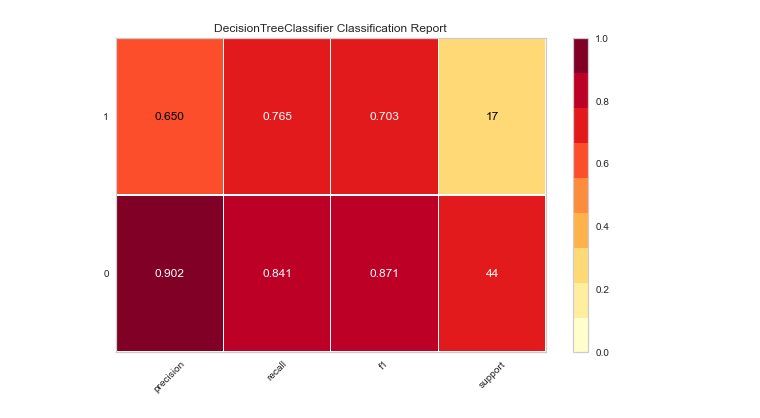
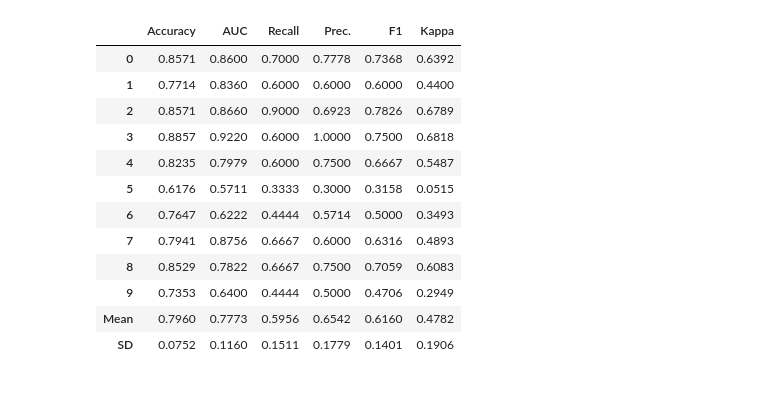
Before and after one commit to dearfad/mmhelper, a Jupyter notebook: project/dmy/caret.ipynb, the cells around one changed output. Cells and saved outputs as stored; diff of their text form; code cells hidden in the pictures; blank space fills up the shorter version.

```diff
--- a/project/dmy/caret.ipynb
+++ b/project/dmy/caret.ipynb
@@ -90,6 +83,16 @@ dt = create_model('dt')
 # %%
-# tuned_dt = tune_model('dt', optimize ='Recall')
+tuned_dt = tune_model('dt', optimize ='Recall')
+# %% [output]
+|  | Accuracy | AUC | Recall | Prec. | F1 | Kappa |
+| 0 | 0.8571 | 0.8600 | 0.7000 | 0.7778 | 0.7368 | 0.6392 |
+| 1 | 0.7714 | 0.8360 | 0.6000 | 0.6000 | 0.6000 | 0.4400 |
+| 2 | 0.8571 | 0.8660 | 0.9000 | 0.6923 | 0.7826 | 0.6789 |
+| 3 | 0.8857 | 0.9220 | 0.6000 | 1.0000 | 0.7500 | 0.6818 |
+| 4 | 0.8235 | 0.7979 | 0.6000 | 0.7500 | 0.6667 | 0.5487 |
+| 5 | 0.6176 | 0.5711 | 0.3333 | 0.3000 | 0.3158 | 0.0515 |
+| 6 | 0.7647 | 0.6222 | 0.4444 | 0.5714 | 0.5000 | 0.3493 |
+| 7 | 0.7941 | 0.8756 | 0.6667 | 0.6000 | 0.6316 | 0.4893 |
+| 8 | 0.8529 | 0.7822 | 0.6667 | 0.7500 | 0.7059 | 0.6083 |
+| 9 | 0.7353 | 0.6400 | 0.4444 | 0.5000 | 0.4706 | 0.2949 |
+| Mean | 0.7960 | 0.7773 | 0.5956 | 0.6542 | 0.6160 | 0.4782 |
+| SD | 0.0752 | 0.1160 | 0.1511 | 0.1779 | 0.1401 | 0.1906 |
-# %%
-plot_model(dt, 'class_report')
-# %% [output]
-[figure, removed]
```
Also changed, not shown: parts of 6 cells of this notebook, 5 other files.
